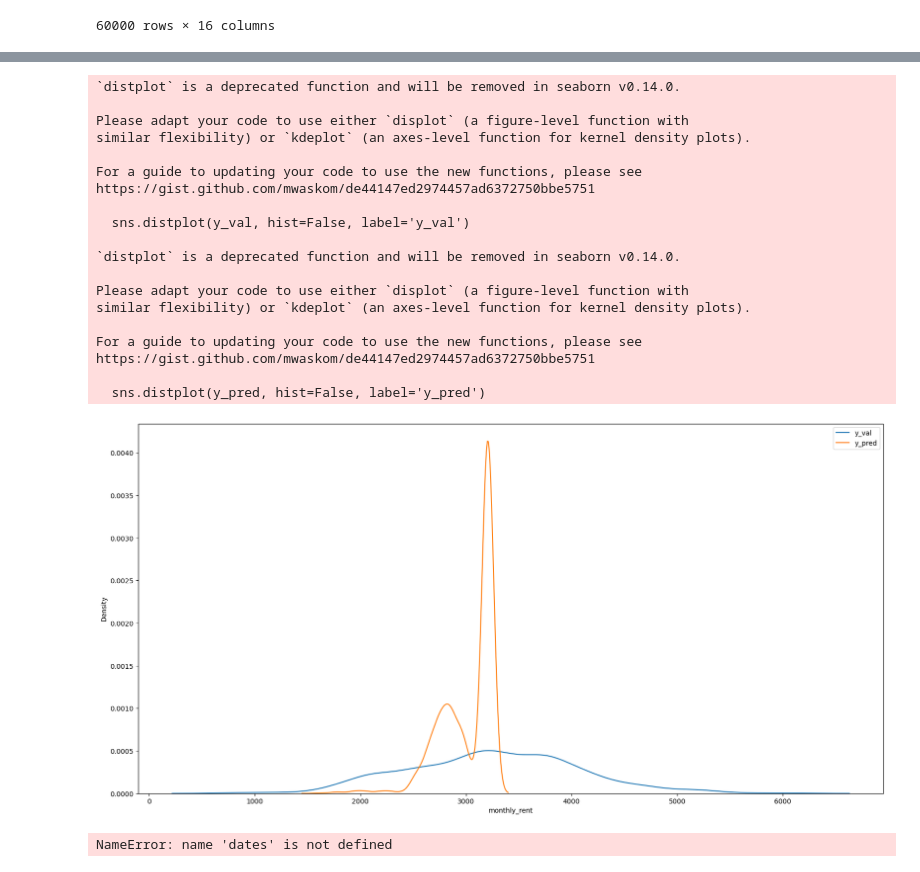
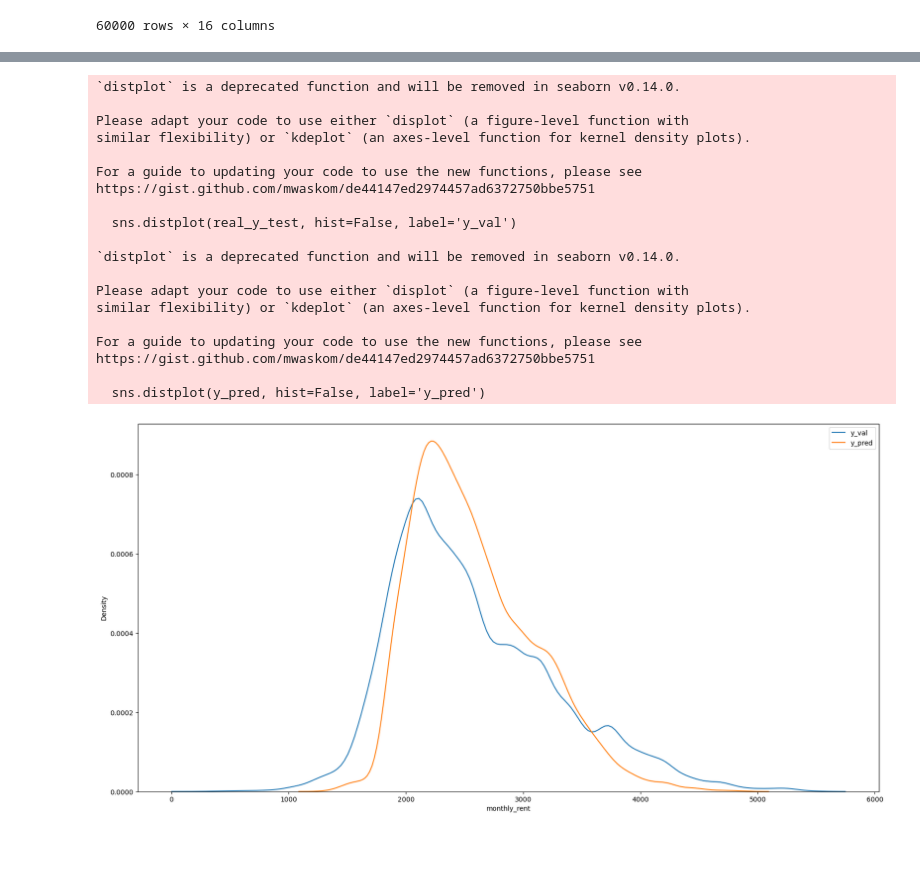
Before and after one commit to Concyclics/NUS-CS5228-project, a Jupyter notebook: predict_normalize_by_date.ipynb, the cells around one changed output, grey strips where cells are left out. Drawn from its saved outputs; the diff is of its cells as text; code cells hidden in the pictures; blank space fills up the shorter version.

```diff
--- a/predict_normalize_by_date.ipynb
+++ b/predict_normalize_by_date.ipynb
@@ -402,15 +450,14 @@ LGBM RMSE:  475.0225301516914
 # %%
 #submission
-model = LGBMRegressor(
-    n_estimators=2000,
-    learning_rate=0.005,
-    )
+model = LGBMRegressor()
+model.set_params(**best_params)
 
 model.fit(X, y)
 df_test['monthly_rent'] = 0
 
 ds_test_processed = data_preprocess(df_test, df_train)
 ds_test_processed.drop(['monthly_rent'], axis=1, inplace=True)
+ds_test_processed.drop(['rent_approval_date'], axis=1, inplace=True)
 y_pred = model.predict(ds_test_processed)
 
 y_pred = y_pred * stds[df_test['rent_approval_date']] + means[df_test['rent_approval_date']]
@@ -465,19 +575,0 @@ NameError: name 'dates' is not defined
-# %%
-#predict by other dates
-date_model = dates[10]
-date_predict = dates[-1]
-
-model = models[date_model]
-X_val = df_train_dates_processed[date_predict].drop(['monthly_rent', 'latitude', 'longitude'], axis=1)
-y_val = df_train_dates_processed[date_predict]['monthly_rent']
-y_pred = model.predict(X_val)
-
-y_pred = np.sqrt(y_pred) * 100
-
-print('date_model:', date_model)
-print('date_predict:', date_predict)
-print('RMSE:', mean_squared_error(y_val, y_pred, squared=False))
-print('MAE:', mean_absolute_error(y_val, y_pred))
-
-df_pred = pd.DataFrame({'y_val': y_val, 'y_pred': y_pred})
-sns.scatterplot(data=df_pred, x='y_val', y='y_pred')
@@ -507,14 +575,0 @@ for key, value in scores.items():
-# %%
-date = dates[15]
-X_train = df_train_dates_processed[date].drop(['monthly_rent'], axis=1)
-y_train = df_train_dates_processed[date]['monthly_rent']
-
-X, X_val, y, y_val = train_test_split(X_train, y_train, test_size=0.5, random_state=42)
-model = LGBMRegressor(n_estimators=params[date]['n_estimators'], learning_rate=params[date]['learning_rate'])
-model.fit(X, y)
-y_pred = model.predict(X_val)
-
-print('RMSE:', mean_squared_error(y_val, y_pred, squared=False))
-print('MAE:', mean_absolute_error(y_val, y_pred))
-df_pred = pd.DataFrame({'y_val': y_val, 'y_pred': y_pred})
-sns.scatterplot(data=df_pred, x='y_val', y='y_pred')
@@ -532,40 +576,28 @@ MAE: 296.39858652359453
 # %%
 #plot distribution from predcit and real
 plt.figure(figsize=(20, 10))
-sns.distplot(y_val, hist=False, label='y_val')
+sns.distplot(real_y_test, hist=False, label='y_val')
 sns.distplot(y_pred, hist=False, label='y_pred')
 plt.legend()
 plt.show()
 # %% [output]
 `distplot` is a deprecated function and will be removed in seaborn v0.14.0.
 
 Please adapt your code to use either `displot` (a figure-level function with
 similar flexibility) or `kdeplot` (an axes-level function for kernel density plots).
 
 For a guide to updating your code to use the new functions, please see
 https://gist.github.com/mwaskom/de44147ed2974457ad6372750bbe5751
 
-  sns.distplot(y_val, hist=False, label='y_val')
+  sns.distplot(real_y_test, hist=False, label='y_val')
 
 `distplot` is a deprecated function and will be removed in seaborn v0.14.0.
 
 Please adapt your code to use either `displot` (a figure-level function with
 similar flexibility) or `kdeplot` (an axes-level function for kernel density plots).
 
 For a guide to updating your code to use the new functions, please see
 https://gist.github.com/mwaskom/de44147ed2974457ad6372750bbe5751
 
   sns.distplot(y_pred, hist=False, label='y_pred')
-[figure, old version]
+[figure, new version]
-# %%
-#predict test
-df_test_pred = {}
-for date in dates:
-    X_test = df_test_dates_processed[date]
-    y_test_pred = models[date].predict(X_test)
-    #use index to store
-    df_test_pred[date] = pd.DataFrame({'index': X_test.index, 'monthly_rent': y_test_pred})
-
-df_test_pred[dates[10]]
-# %% [output]
-NameError: name 'dates' is not defined
```
Also changed, not shown: parts of 22 cells of this notebook, 15 other files.
